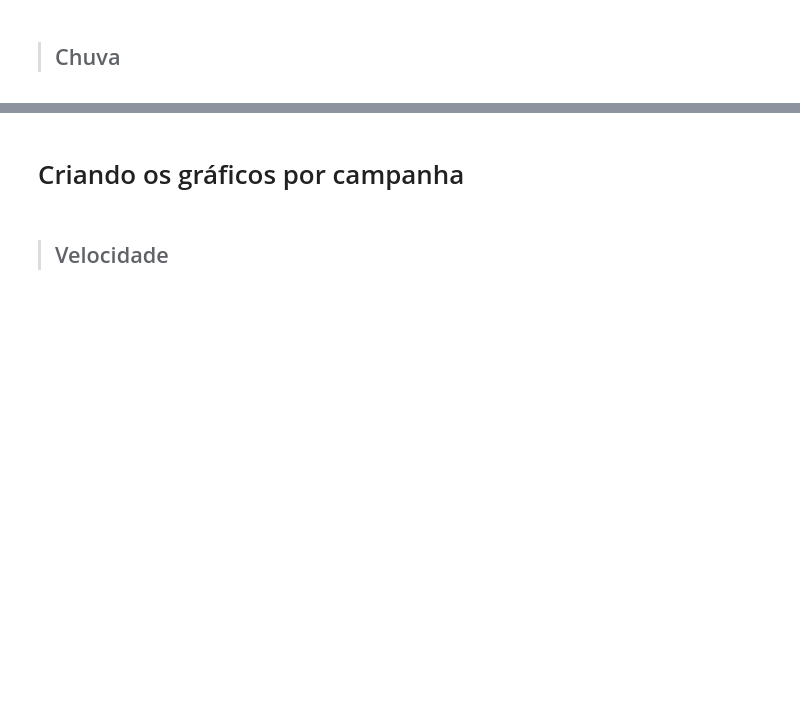
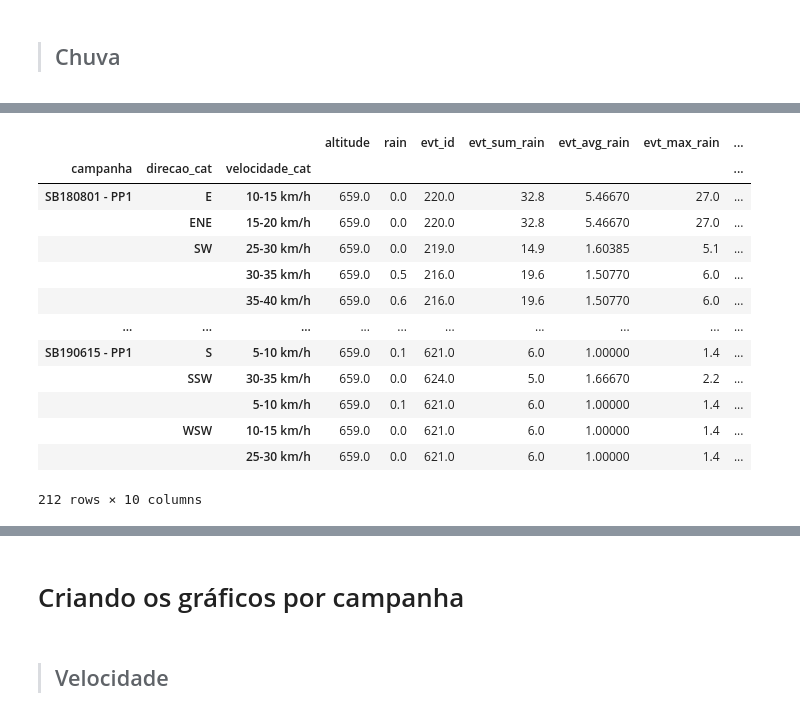
Before and after one commit to danplevs/geohmount, a Jupyter notebook: trajs/sb/trajs_SB.ipynb, the cells around one changed output, grey strips where cells are left out. Drawn from its saved outputs; the diff is of its cells as text; code cells hidden in the pictures; blank space fills up the shorter version.

```diff
--- a/trajs/sb/trajs_SB.ipynb
+++ b/trajs/sb/trajs_SB.ipynb
@@ -182,0 +289,19 @@ fig.show()
+# %%
+gp_trajs['vel_count'] = trajs_659.groupby(['campanha', 'direcao_cat', 'velocidade_cat'])['velocidade_cat'].count()
+gp_trajs['vel_frequency'] = gp_trajs['vel_count'].apply(vel_frequency)
+gp_trajs
+# %% [output]
+|  |  |  | altitude | rain | evt_id | evt_sum_rain | evt_avg_rain | evt_max_rain | ... |
+| campanha | direcao_cat | velocidade_cat |  |  |  |  |  |  | ... |
+| SB180801 - PP1 | E | 10-15 km/h | 659.0 | 0.0 | 220.0 | 32.8 | 5.46670 | 27.0 | ... |
+|  | ENE | 15-20 km/h | 659.0 | 0.0 | 220.0 | 32.8 | 5.46670 | 27.0 | ... |
+|  | SW | 25-30 km/h | 659.0 | 0.0 | 219.0 | 14.9 | 1.60385 | 5.1 | ... |
+|  |  | 30-35 km/h | 659.0 | 0.5 | 216.0 | 19.6 | 1.50770 | 6.0 | ... |
+|  |  | 35-40 km/h | 659.0 | 0.6 | 216.0 | 19.6 | 1.50770 | 6.0 | ... |
+| ... | ... | ... | ... | ... | ... | ... | ... | ... | ... |
+| SB190615 - PP1 | S | 5-10 km/h | 659.0 | 0.1 | 621.0 | 6.0 | 1.00000 | 1.4 | ... |
+|  | SSW | 30-35 km/h | 659.0 | 0.0 | 624.0 | 5.0 | 1.66670 | 2.2 | ... |
+|  |  | 5-10 km/h | 659.0 | 0.1 | 621.0 | 6.0 | 1.00000 | 1.4 | ... |
+|  | WSW | 10-15 km/h | 659.0 | 0.0 | 621.0 | 6.0 | 1.00000 | 1.4 | ... |
+|  |  | 25-30 km/h | 659.0 | 0.0 | 621.0 | 6.0 | 1.00000 | 1.4 | ... |
+212 rows × 10 columns
```
Also changed, not shown: parts of 15 cells of this notebook.
